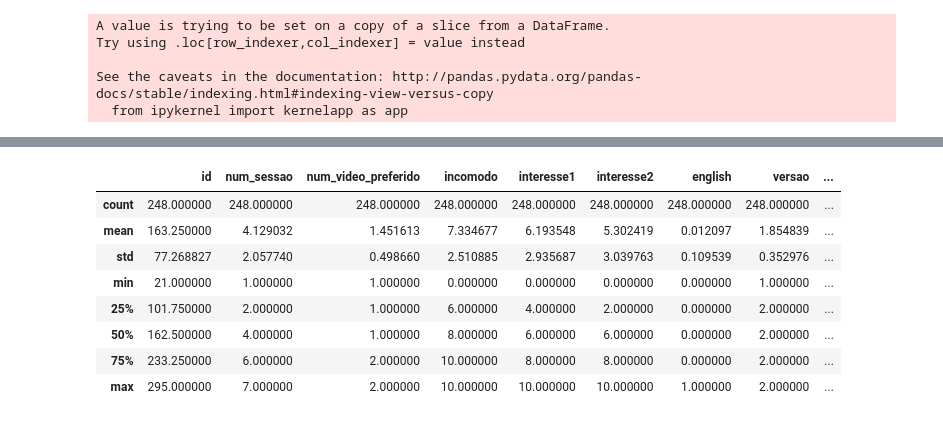
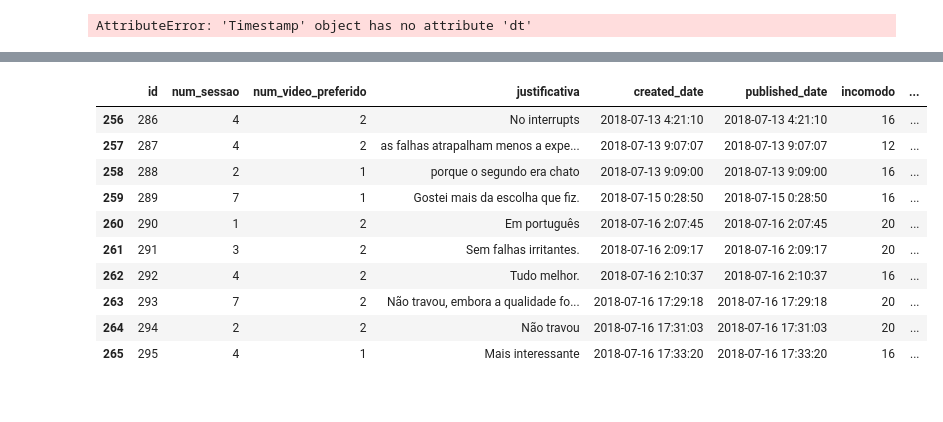
Before and after one commit to mateussnogs/analise_qose_2, a Jupyter notebook: analise_qose.ipynb, the cells around one changed output, grey strips where cells are left out. Cells and saved outputs as stored; diff of their text form; code cells hidden in the pictures.

Commit message:
tentando acertar o preprocessamento e acrescentando arvore

```diff
--- a/analise_qose.ipynb
+++ b/analise_qose.ipynb
@@ -5,6 +7,9 @@ import sklearn
 # %%
-feedbacks = pd.read_csv("Feedbacks 17_08 - video_sessions_feedback.csv")
-stress = pd.read_csv("Stress 17_08 - video_sessions_stressfeedback.csv")
+# Join entre Stress e Feedbacks
+pd.options.mode.chained_assignment = None  # default='warn'
+
+feedbacks = pd.read_csv("Feedbacks 17_08 - video_sessions_feedback.csv", parse_dates=['created_date'])
+stress = pd.read_csv("Stress 17_08 - video_sessions_stressfeedback.csv", parse_dates=['created_date'])
 
 feedbacks_stress = pd.DataFrame()
 
@@ -12,20 +17,41 @@ feedbacks['estresse'] = np.zeros(len(feedbacks))
 
 for i in range(len(stress)):
     if type(stress.iloc[i]['session_id']) == str:
-        feeds_to_add = feedbacks[feedbacks['session_id'] == stress.iloc[i]['session_id']]
+        feeds_to_add = feedbacks[ feedbacks['session_id'] == stress.iloc[i]['session_id'] ]
 
     else:
         feeds_to_add = feedbacks[ feedbacks['email'] == stress.iloc[i]['email'] ]
 
     feeds_to_add['estresse'] = stress.loc[i, 'estresse']
     feedbacks_stress = feedbacks_stress.append(feeds_to_add)
-# %% [output]
-A value is trying to be set on a copy of a slice from a DataFrame.
-Try using .loc[row_indexer,col_indexer] = value instead
-
-See the caveats in the documentation: http://pandas.pydata.org/pandas-docs/stable/indexing.html#indexing-view-versus-copy
-  from ipykernel import kernelapp as app
+# %%
+#normaliza os dados da versao 2 para range de 10
+feedbacks_stress.loc[feedbacks_stress['versao'] == 2, ['incomodo', 'interesse1', 'interesse2'] ]*=2
+# %%
+# inversao dos valores das sessoes que tem o primeiro video com QoS alta
+
+for i in feedbacks_stress.index:
+    print(feedbacks_stress.loc[i,'created_date'].dt)
+    '''if feedbacks_stress.loc[i, 'created_date'].month < 7:
+        if feedbacks_stress.loc[i]['num_sessao'] == (1 or 3 or 6):
+            feedbacks_stress.at[i, 'interesse1'], feedbacks_stress.at[i, 'interesse2'] = feedbacks_stress.at[i, 'interesse2'], feedbacks_stress.at[i, 'interesse1']
+            if feedbacks_stress.at[i, 'num_video_preferido'] == 1:
+                feedbacks_stress.at[i, 'num_video_preferido'] = 2
+            else:
+                feedbacks_stress.at[i, 'num_video_preferido'] = 1
+    else:
+        if feedbacks_stress.loc[i, 'num_sessao'] == (1 or 5):
+            feedbacks_stress.at[i, 'interesse1'], feedbacks_stress.at[i, 'interesse2'] = feedbacks_stress.at[i, 'interesse2'], feedbacks_stress.at[i, 'interesse1']
+
+            if feedbacks_stress.at[i, 'num_video_preferido'] == 1:
+                feedbacks_stress.at[i, 'num_video_preferido'] = 2
+            else:
+                feedbacks_stress.at[i, 'num_video_preferido'] = 1'''
+# %% [output]
+AttributeError: 'Timestamp' object has no attribute 'dt'
 # %%
+# preprocess: Valores da versao 2 multiplicados por 2, inversao dos valores das sessoes que tem o primeiro video com QoS alta
+
 for i in range(len(feedbacks_stress)):
     if feedbacks_stress.versao.iloc[i] == 2:
         feedbacks_stress.incomodo.iloc[i] *=2
@@ -56,14 +82,5 @@ for i in range(len(feedbacks_stress)):
             else:
                 feedbacks_stress.num_video_preferido.iloc[i] = 1
 
-
-
-label = feedbacks_stress.num_video_preferido
-label = label.astype('int').reshape(-1,1)
-
-feedbacks_stress_backup = feedbacks_stress
-feedbacks_stress_text = feedbacks_stress.drop(['id', 'email','num_sessao','num_video_preferido', 'created_date', 'comment','published_date', 'english', 'session_id','versao'], axis=1)
-feedbacks_stress = feedbacks_stress_text.drop(['justificativa'], axis=1)
-
-feedbacks_stress_backup.describe()
+feedbacks_stress.tail(10)
 # %% [output]
@@ -74,9 +104,11 @@ See the caveats in the documentation: http://pandas.pydata.org/pandas-docs/stabl
-|  | id | num_sessao | num_video_preferido | incomodo | interesse1 | interesse2 | english | versao | ... |
-| count | 248.000000 | 248.000000 | 248.000000 | 248.000000 | 248.000000 | 248.000000 | 248.000000 | 248.000000 | ... |
-| mean | 163.250000 | 4.129032 | 1.451613 | 7.334677 | 6.193548 | 5.302419 | 0.012097 | 1.854839 | ... |
-| std | 77.268827 | 2.057740 | 0.498660 | 2.510885 | 2.935687 | 3.039763 | 0.109539 | 0.352976 | ... |
-| min | 21.000000 | 1.000000 | 1.000000 | 0.000000 | 0.000000 | 0.000000 | 0.000000 | 1.000000 | ... |
-| 25% | 101.750000 | 2.000000 | 1.000000 | 6.000000 | 4.000000 | 2.000000 | 0.000000 | 2.000000 | ... |
-| 50% | 162.500000 | 4.000000 | 1.000000 | 8.000000 | 6.000000 | 6.000000 | 0.000000 | 2.000000 | ... |
-| 75% | 233.250000 | 6.000000 | 2.000000 | 10.000000 | 8.000000 | 8.000000 | 0.000000 | 2.000000 | ... |
-| max | 295.000000 | 7.000000 | 2.000000 | 10.000000 | 10.000000 | 10.000000 | 1.000000 | 2.000000 | ... |
+|  | id | num_sessao | num_video_preferido | justificativa | created_date | published_date | incomodo | ... |
+| 256 | 286 | 4 | 2 | No interrupts | 2018-07-13 4:21:10 | 2018-07-13 4:21:10 | 16 | ... |
+| 257 | 287 | 4 | 2 | as falhas atrapalham menos a expe... | 2018-07-13 9:07:07 | 2018-07-13 9:07:07 | 12 | ... |
+| 258 | 288 | 2 | 1 | porque o segundo era chato | 2018-07-13 9:09:00 | 2018-07-13 9:09:00 | 16 | ... |
+| 259 | 289 | 7 | 1 | Gostei mais da escolha que fiz. | 2018-07-15 0:28:50 | 2018-07-15 0:28:50 | 16 | ... |
+| 260 | 290 | 1 | 2 | Em português | 2018-07-16 2:07:45 | 2018-07-16 2:07:45 | 20 | ... |
+| 261 | 291 | 3 | 2 | Sem falhas irritantes. | 2018-07-16 2:09:17 | 2018-07-16 2:09:17 | 20 | ... |
+| 262 | 292 | 4 | 2 | Tudo melhor. | 2018-07-16 2:10:37 | 2018-07-16 2:10:37 | 16 | ... |
+| 263 | 293 | 7 | 2 | Não travou, embora a qualidade fo... | 2018-07-16 17:29:18 | 2018-07-16 17:29:18 | 20 | ... |
+| 264 | 294 | 2 | 2 | Não travou | 2018-07-16 17:31:03 | 2018-07-16 17:31:03 | 20 | ... |
+| 265 | 295 | 4 | 1 | Mais interessante | 2018-07-16 17:33:20 | 2018-07-16 17:33:20 | 16 | ... |
```
Also changed, not shown: parts of 6 cells of this notebook, 3 other files.
